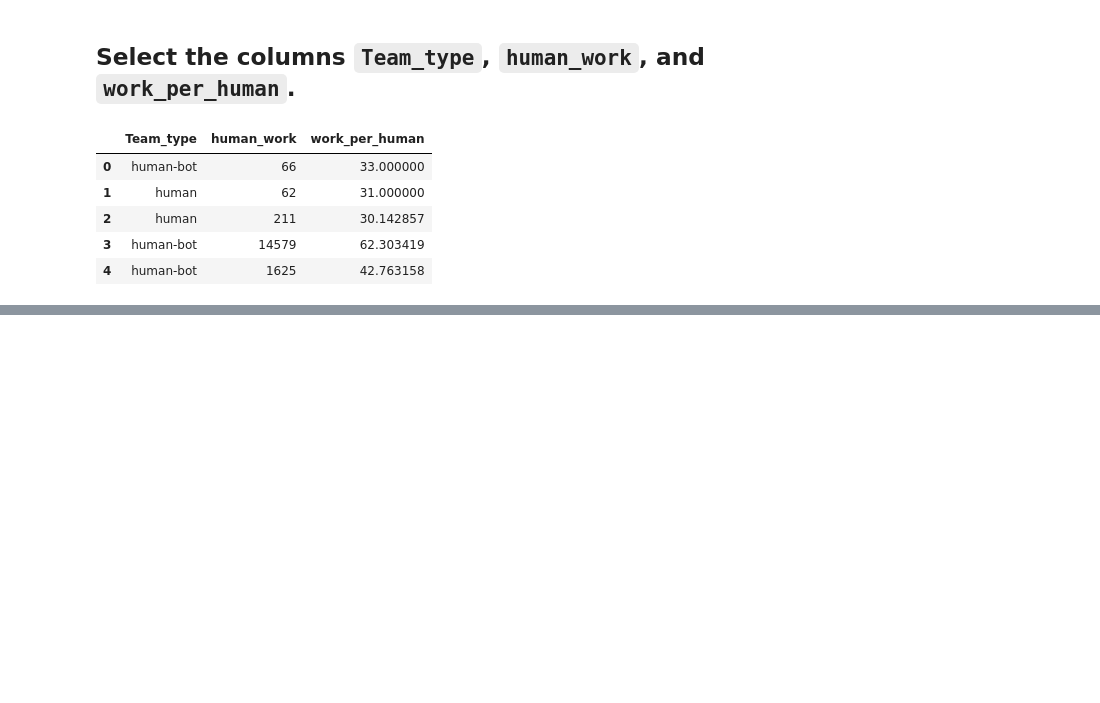
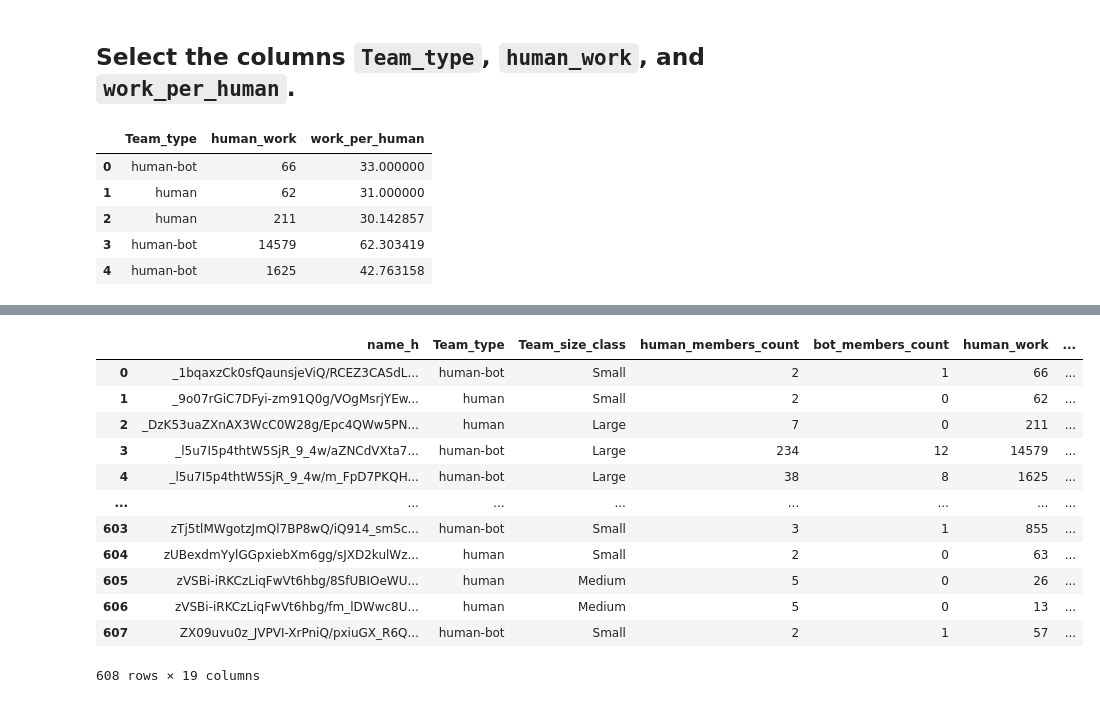
Before and after one commit to TheUltimateFishstick/week8labs, a Jupyter notebook: 08_Instructor_Lab_Morgan.ipynb, the cells around one changed output, grey strips where cells are left out. Drawn from its saved outputs; the diff is of its cells as text; code cells hidden in the pictures; blank space fills up the shorter version.

```diff
--- a/08_Instructor_Lab_Morgan.ipynb
+++ b/08_Instructor_Lab_Morgan.ipynb
@@ -88,0 +212,23 @@ github_teams.sort_values(by = ["Team_size_class", "human_work", "work_per_human"
+# %%
+# Do you mean "Rename these two columns in _a_ new DataFrame"? That is what I am going with here...
+# Use .rename() to rename columns and save as a new DataFrame.
+new_df_2 = (github_teams
+        .rename(columns={'human_gini':'work_inequality',
+                         'eval_survival_day_median':'issue_resolution_time'})
+       )
+
+new_df_2
+# %% [output]
+|  | name_h | Team_type | Team_size_class | human_members_count | bot_members_count | human_work | ... |
+| 0 | _1bqaxzCk0sfQaunsjeViQ/RCEZ3CASdL... | human-bot | Small | 2 | 1 | 66 | ... |
+| 1 | _9o07rGiC7DFyi-zm91Q0g/VOgMsrjYEw... | human | Small | 2 | 0 | 62 | ... |
+| 2 | _DzK53uaZXnAX3WcC0W28g/Epc4QWw5PN... | human | Large | 7 | 0 | 211 | ... |
+| 3 | _l5u7I5p4thtW5SjR_9_4w/aZNCdVXta7... | human-bot | Large | 234 | 12 | 14579 | ... |
+| 4 | _l5u7I5p4thtW5SjR_9_4w/m_FpD7PKQH... | human-bot | Large | 38 | 8 | 1625 | ... |
+| ... | ... | ... | ... | ... | ... | ... | ... |
+| 603 | zTj5tlMWgotzJmQl7BP8wQ/iQ914_smSc... | human-bot | Small | 3 | 1 | 855 | ... |
+| 604 | zUBexdmYylGGpxiebXm6gg/sJXD2kulWz... | human | Small | 2 | 0 | 63 | ... |
+| 605 | zVSBi-iRKCzLiqFwVt6hbg/8SfUBIOeWU... | human | Medium | 5 | 0 | 26 | ... |
+| 606 | zVSBi-iRKCzLiqFwVt6hbg/fm_lDWwc8U... | human | Medium | 5 | 0 | 13 | ... |
+| 607 | ZX09uvu0z_JVPVI-XrPniQ/pxiuGX_R6Q... | human-bot | Small | 2 | 1 | 57 | ... |
+608 rows × 19 columns
```
Also changed, not shown: parts of 26 cells of this notebook.
